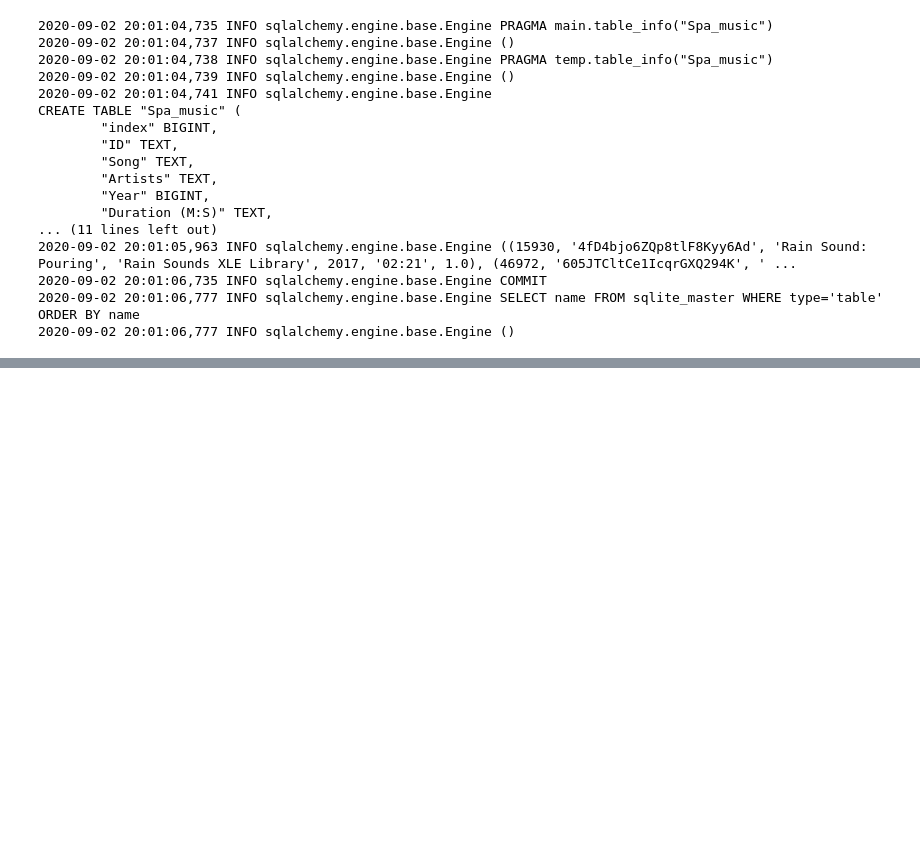
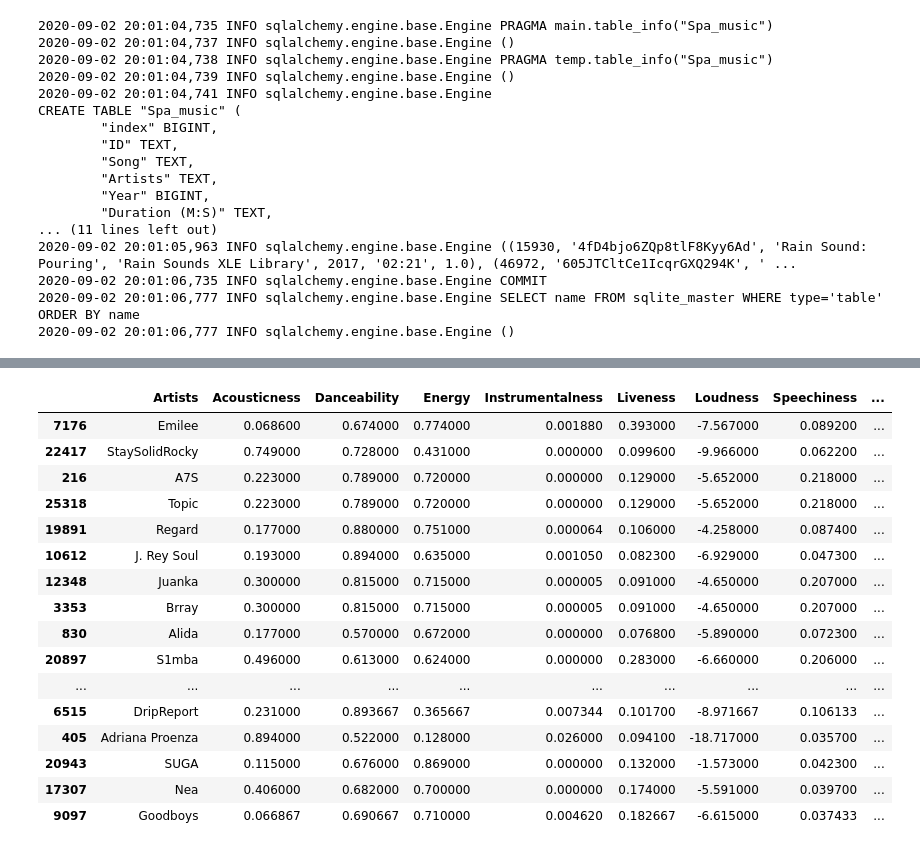
Before and after one commit to Jamahler/ETL-Project-Spotify, a Jupyter notebook: Spotify.ipynb, the cells around one changed output, grey strips where cells are left out. Drawn from its saved outputs; the diff is of its cells as text; code cells hidden in the pictures; blank space fills up the shorter version.

Commit message:
Aritst Data

```diff
--- a/Spotify.ipynb
+++ b/Spotify.ipynb
@@ -6,6 +6,7 @@ from sqlalchemy import create_engine
 data = pd.read_csv("Data/data.csv")
 genre_data = pd.read_csv("Data/data_w_genres.csv")
 year_data = pd.read_csv("Data/data_by_year.csv")
+artist_data = pd.read_csv("Data/data_by_artist.csv")
 # %%
 
 organized_data = data[["id",
@@ -195,3 +196,33 @@ CREATE TABLE "Spa_music" (
 2020-09-02 20:01:06,735 INFO sqlalchemy.engine.base.Engine COMMIT
 2020-09-02 20:01:06,777 INFO sqlalchemy.engine.base.Engine SELECT name FROM sqlite_master WHERE type='table' ORDER BY name
 2020-09-02 20:01:06,777 INFO sqlalchemy.engine.base.Engine ()
+# %%
+artist_data = artist_data[["artists",
+                           "acousticness",
+                          "danceability",
+                          "energy",
+                          "instrumentalness",
+                          "liveness",
+                          "loudness",
+                          "speechiness",
+                          "tempo",
+                          "valence",
+                          "popularity",
+                          "key",
+                          "mode",
+                          "count"]]
+# %%
+artist_data = artist_data.rename(columns={"artists": "Artists",
+                                              "acousticness": "Acousticness",
+                                              "danceability": "Danceability",
+                                              "energy": "Energy",
+                                              "instrumentalness": "Instrumentalness",
+                                              "liveness": "Liveness",
+                                              "loudness": "Loudness",
+                                              "speechiness": "Speechiness",
+                                              "tempo": "Tempo",
+                                          "valence": "Valence",
+                                          "popularity": "Popularity",
+                                          "key": "Key",
+                                          "mode": "Mode",
+                                          "count": "Count"})
@@ -197,0 +246,21 @@ CREATE TABLE "Spa_music" (
+# %%
+Popular_artists = artist_data.sort_values("Popularity", ascending=False)
+Popular_artists.head(20)
+# %% [output]
+|  | Artists | Acousticness | Danceability | Energy | Instrumentalness | Liveness | Loudness | Speechiness | ... |
+| 7176 | Emilee | 0.068600 | 0.674000 | 0.774000 | 0.001880 | 0.393000 | -7.567000 | 0.089200 | ... |
+| 22417 | StaySolidRocky | 0.749000 | 0.728000 | 0.431000 | 0.000000 | 0.099600 | -9.966000 | 0.062200 | ... |
+| 216 | A7S | 0.223000 | 0.789000 | 0.720000 | 0.000000 | 0.129000 | -5.652000 | 0.218000 | ... |
+| 25318 | Topic | 0.223000 | 0.789000 | 0.720000 | 0.000000 | 0.129000 | -5.652000 | 0.218000 | ... |
+| 19891 | Regard | 0.177000 | 0.880000 | 0.751000 | 0.000064 | 0.106000 | -4.258000 | 0.087400 | ... |
+| 10612 | J. Rey Soul | 0.193000 | 0.894000 | 0.635000 | 0.001050 | 0.082300 | -6.929000 | 0.047300 | ... |
+| 12348 | Juanka | 0.300000 | 0.815000 | 0.715000 | 0.000005 | 0.091000 | -4.650000 | 0.207000 | ... |
+| 3353 | Brray | 0.300000 | 0.815000 | 0.715000 | 0.000005 | 0.091000 | -4.650000 | 0.207000 | ... |
+| 830 | Alida | 0.177000 | 0.570000 | 0.672000 | 0.000000 | 0.076800 | -5.890000 | 0.072300 | ... |
+| 20897 | S1mba | 0.496000 | 0.613000 | 0.624000 | 0.000000 | 0.283000 | -6.660000 | 0.206000 | ... |
+| ... | ... | ... | ... | ... | ... | ... | ... | ... | ... |
+| 6515 | DripReport | 0.231000 | 0.893667 | 0.365667 | 0.007344 | 0.101700 | -8.971667 | 0.106133 | ... |
+| 405 | Adriana Proenza | 0.894000 | 0.522000 | 0.128000 | 0.026000 | 0.094100 | -18.717000 | 0.035700 | ... |
+| 20943 | SUGA | 0.115000 | 0.676000 | 0.869000 | 0.000000 | 0.132000 | -1.573000 | 0.042300 | ... |
+| 17307 | Nea | 0.406000 | 0.682000 | 0.700000 | 0.000000 | 0.174000 | -5.591000 | 0.039700 | ... |
+| 9097 | Goodboys | 0.066867 | 0.690667 | 0.710000 | 0.004620 | 0.182667 | -6.615000 | 0.037433 | ... |
```
Also changed, not shown: parts of 1 cell of this notebook, 1 other file.
